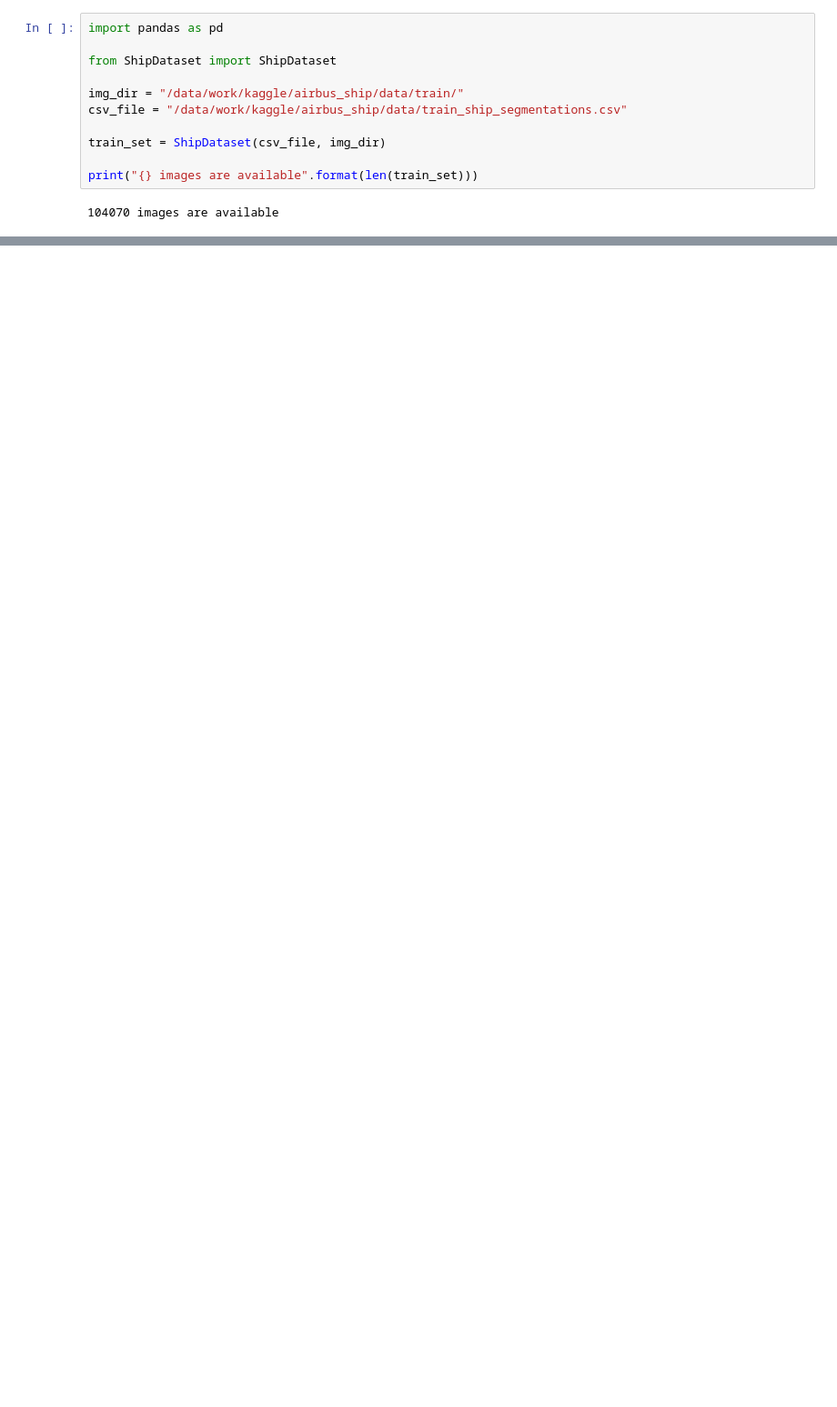
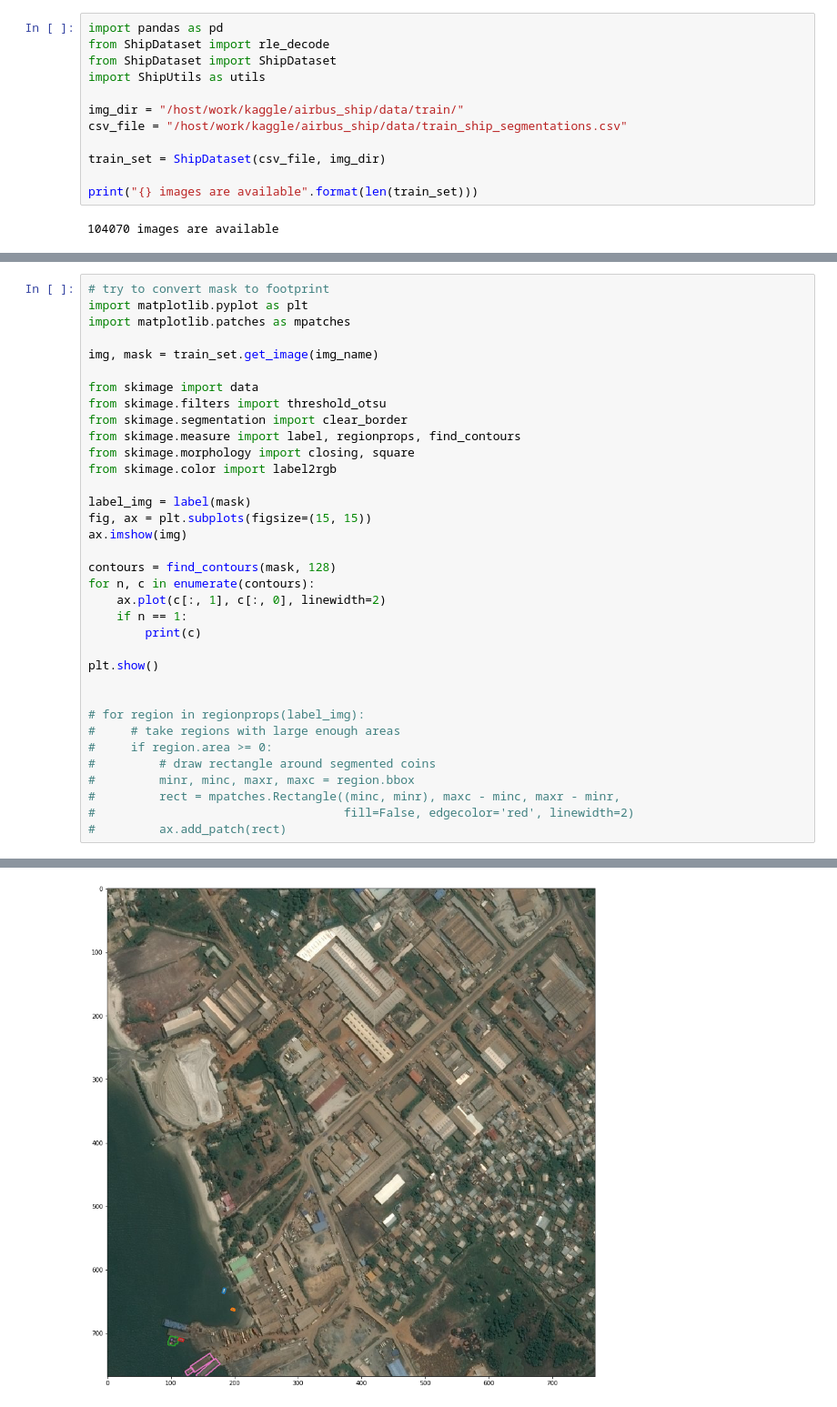
Before and after one commit to yidongVSI/ShipDetection, a Jupyter notebook: expt.ipynb, the cells around one changed output, grey strips where cells are left out. Shown at 91% size. Drawn from its saved outputs; the diff is of its cells as text; blank space fills up the shorter version.

```diff
--- a/expt.ipynb
+++ b/expt.ipynb
@@ -1,10 +1,11 @@
 # %%
 import pandas as pd
+from ShipDataset import rle_decode
+from ShipDataset import ShipDataset
+import ShipUtils as utils
 
-from ShipDataset import ShipDataset
-
-img_dir = "/data/work/kaggle/airbus_ship/data/train/"
-csv_file = "/data/work/kaggle/airbus_ship/data/train_ship_segmentations.csv"
+img_dir = "/host/work/kaggle/airbus_ship/data/train/"
+csv_file = "/host/work/kaggle/airbus_ship/data/train_ship_segmentations.csv"
 
 train_set = ShipDataset(csv_file, img_dir)
 
@@ -36,0 +135,36 @@ PlotShipMask('000155de5.jpg', masks)
+# %%
+# try to convert mask to footprint
+import matplotlib.pyplot as plt
+import matplotlib.patches as mpatches
+
+img, mask = train_set.get_image(img_name)
+
+from skimage import data
+from skimage.filters import threshold_otsu
+from skimage.segmentation import clear_border
+from skimage.measure import label, regionprops, find_contours
+from skimage.morphology import closing, square
+from skimage.color import label2rgb
+
+label_img = label(mask)
+fig, ax = plt.subplots(figsize=(15, 15))
+ax.imshow(img)
+
+contours = find_contours(mask, 128)
+for n, c in enumerate(contours):
+    ax.plot(c[:, 1], c[:, 0], linewidth=2)
+    if n == 1:
+        print(c)
+
+plt.show()
+
+
+# for region in regionprops(label_img):
+#     # take regions with large enough areas
+#     if region.area >= 0:
+#         # draw rectangle around segmented coins
+#         minr, minc, maxr, maxc = region.bbox
+#         rect = mpatches.Rectangle((minc, minr), maxc - minc, maxr - minr,
+#                                   fill=False, edgecolor='red', linewidth=2)
+#         ax.add_patch(rect)
+# %% [output]
@@ -36,0 +188 @@ PlotShipMask('000155de5.jpg', masks)
+[figure, added]
```
Also changed, not shown: parts of 7 cells of this notebook, 9 other files.
